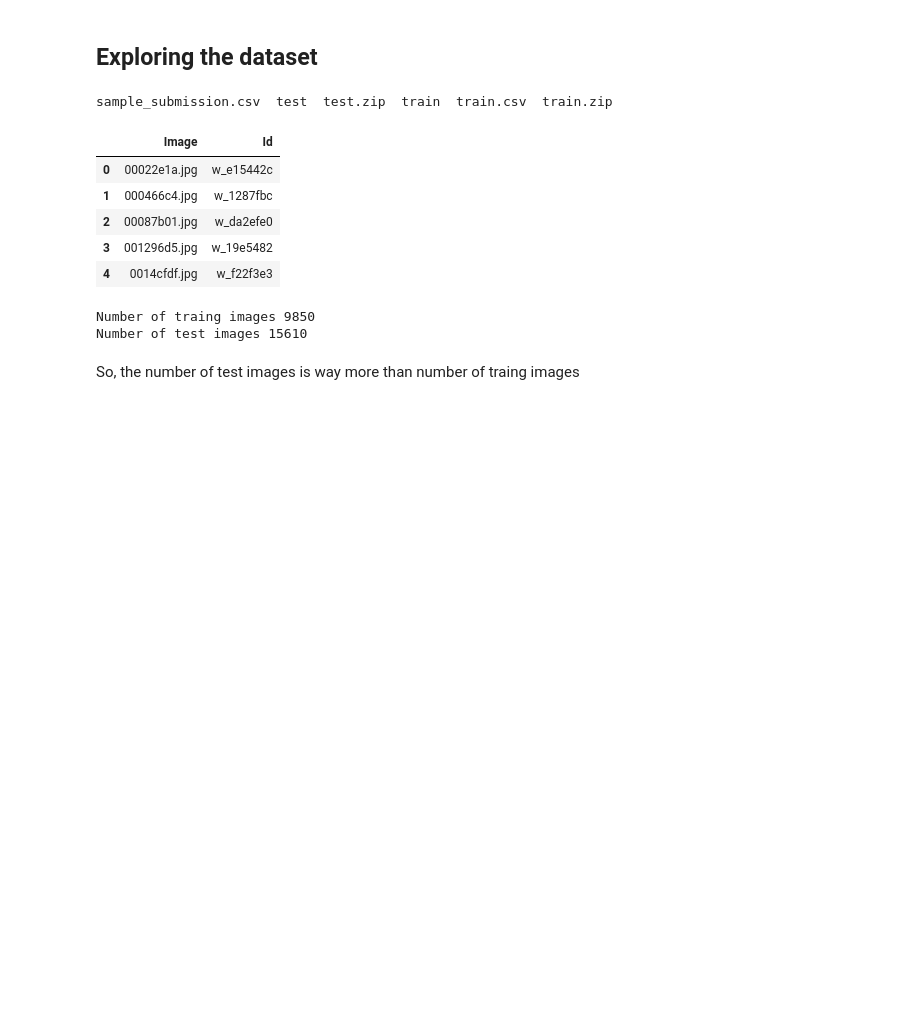
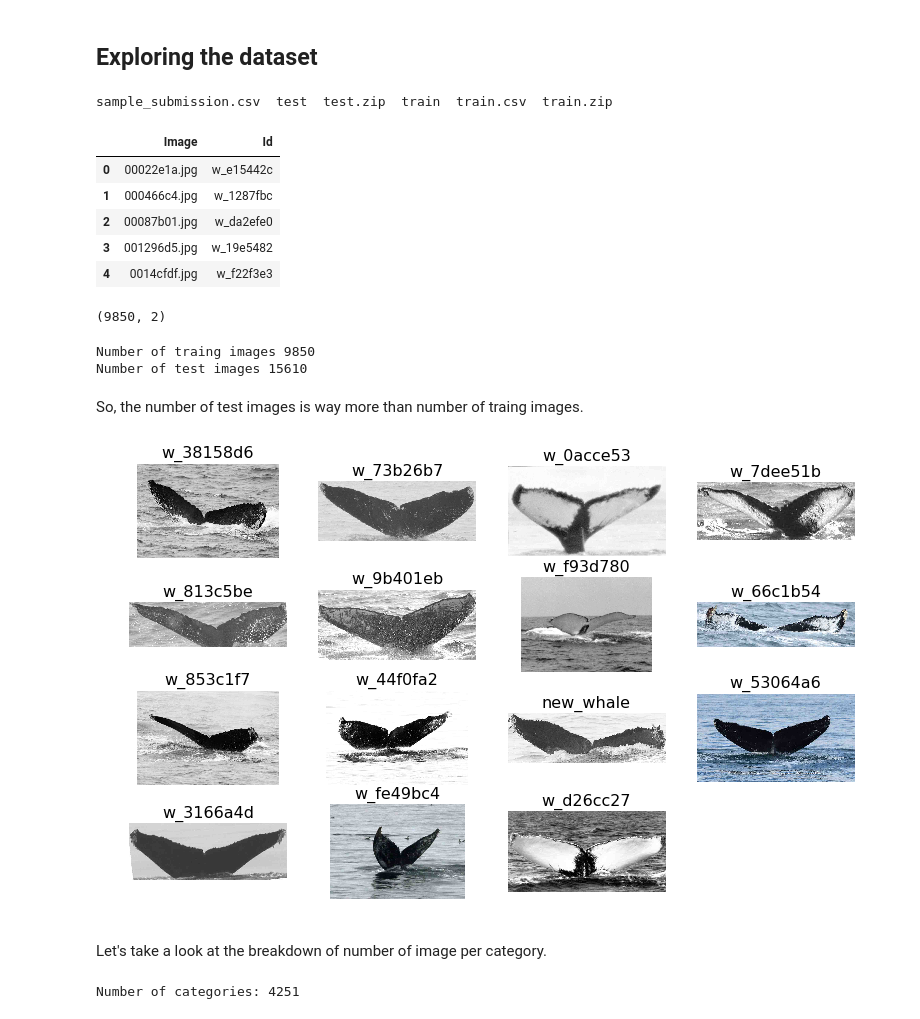
Before and after one commit to ashishpatel26/Humpback-Whale-Identification-Challenge-Kaggle, a Jupyter notebook: whale-categorization-playground.ipynb, the cells around one changed output. Saved outputs shown, nothing was run; the diff lists cells and outputs as text; code cells hidden in the pictures; blank space fills up the shorter version.

Commit message:
initial data exploration

```diff
--- a/whale-categorization-playground.ipynb
+++ b/whale-categorization-playground.ipynb
@@ -45,6 +45,10 @@ training_data.head()
 | 2 | 00087b01.jpg | w_da2efe0 |
 | 3 | 001296d5.jpg | w_19e5482 |
 | 4 | 0014cfdf.jpg | w_f22f3e3 |
+# %%
+training_data.shape
+# %% [output]
+(9850, 2)
 # %%
 print('Number of traing images %s' % len(os.listdir(f'{PATH}train')))
 print('Number of test images %s' % len(os.listdir(f'{PATH}test')))
@@ -52,4 +56,23 @@ print('Number of test images %s' % len(os.listdir(f'{PATH}test')))
 Number of traing images 9850
 Number of test images 15610
 # %% [markdown]
-So, the number of test images is way more than number of traing images
+So, the number of test images is way more than number of traing images.
+# %%
+def plot_images_for_filenames(filenames, labels, rows=4):
+    imgs = [plt.imread(f'{PATH}train/{filename}') for filename in filenames]
+
+    return plot_images(imgs, labels, rows)
+
+
+def plot_images(imgs, labels, rows=4):
+    # Set figure to 13 inches x 8 inches
+    figure = plt.figure(figsize=(13, 8))
+
+    cols = len(imgs) // rows + 1
+
+    for i in range(len(imgs)):
+        subplot = figure.add_subplot(rows, cols, i + 1)
+        subplot.axis('Off')
+        if labels:
+            subplot.set_title(labels[i], fontsize=16)
+        plt.imshow(imgs[i], cmap='gray')
@@ -55,0 +81,14 @@ So, the number of test images is way more than number of traing images
+# %%
+rand_rows = training_data.sample(frac=1.)[:15]
+imgs = list(rand_rows['Image'])
+labels = list(rand_rows['Id'])
+
+plot_images_for_filenames(imgs, labels)
+# %% [output]
+[figure, added]
+# %% [markdown]
+Let's take a look at the breakdown of number of image per category.
+# %%
+print("Number of categories: %s" % len(training_data['Id'].unique()))
+# %% [output]
+Number of categories: 4251
```
Also changed, not shown: parts of 14 cells of this notebook.
